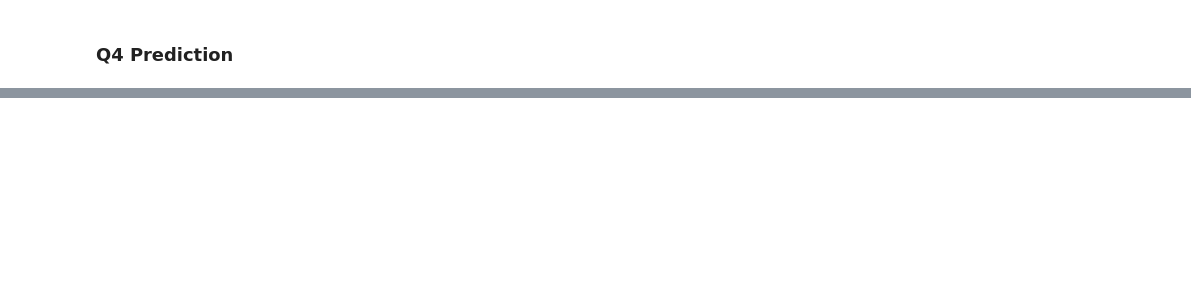
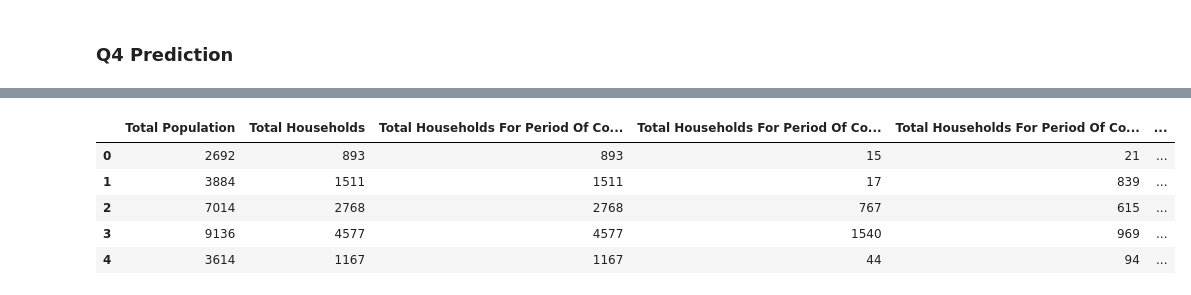
Before and after one commit to Aiden1024/TB-Data-Analytics, a Jupyter notebook: Final/final.ipynb, the cells around one changed output, grey strips where cells are left out. Saved outputs shown, nothing was run; the diff lists cells and outputs as text; code cells hidden in the pictures; blank space fills up the shorter version.

```diff
--- a/Final/final.ipynb
+++ b/Final/final.ipynb
@@ -345,0 +358,10 @@ ax.set_xticklabels(names)
+# %%
+# Use KN to predict
+model = KNeighborsRegressor()
+model.fit(X_train, y_train)
+
+# Since we dropped col in training, we want to drop col in prediction
+test_df_dropped = test_df.drop(columns=["Total Households",
+"Total Households For Period Of Construction",
+"Total Households For Structure Type Other Dwelling Types",
+"Total Households for Tenure"])
@@ -345,0 +377,12 @@ ax.set_xticklabels(names)
+# %%
+# We want to apply normalize data in prediction, align with training
+normalize_lst_copy = normalize_lst.copy()
+income_norm = normalize_lst_copy.pop(1)
+# %%
+# Normalize test data with same value as train
+X_test = test_df_dropped.copy()
+count = 0
+for column in test_df_dropped.columns:
+    X_test[column] = test_df_dropped[column]  / normalize_lst_copy[count]
+    count+=1
+X_test.head()
@@ -345,0 +396,4 @@ ax.set_xticklabels(names)
+# %%
+estimates = model.predict(X_test)
+estimates = estimates * income_norm
+print(estimates)
@@ -345,0 +418,12 @@ ax.set_xticklabels(names)
+# %%
+# Apply prediction back to test data
+test_df_predicted = test_df.copy()
+test_df_predicted["Predicted Income"] = estimates
+test_df_predicted.head()
+# %% [output]
+|  | Total Population | Total Households | Total Households For Period Of Co... | Total Households For Period Of Co... | Total Households For Period Of Co... | ... |
+| 0 | 2692 | 893 | 893 | 15 | 21 | ... |
+| 1 | 3884 | 1511 | 1511 | 17 | 839 | ... |
+| 2 | 7014 | 2768 | 2768 | 767 | 615 | ... |
+| 3 | 9136 | 4577 | 4577 | 1540 | 969 | ... |
+| 4 | 3614 | 1167 | 1167 | 44 | 94 | ... |
```
Also changed, not shown: parts of 10 cells of this notebook, 1 other file.
